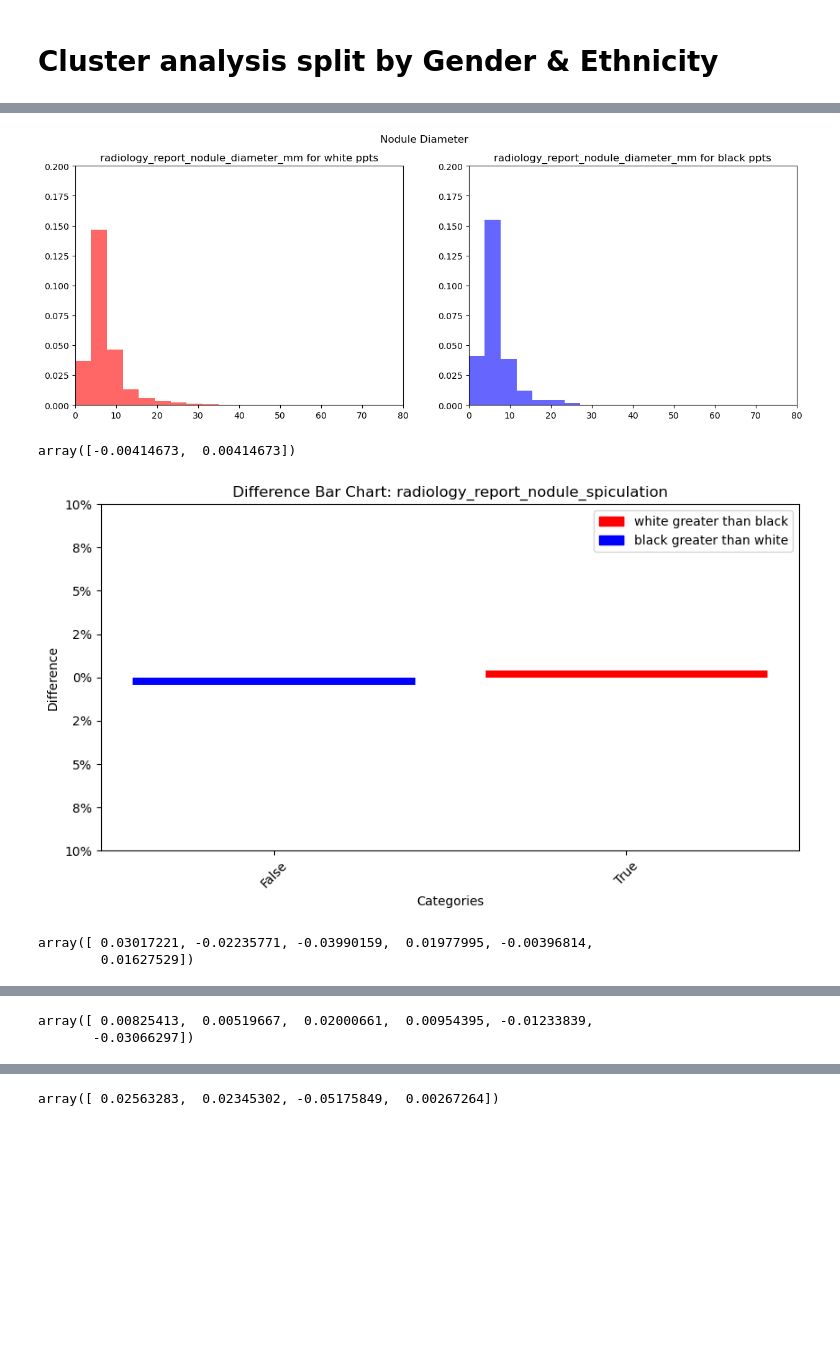
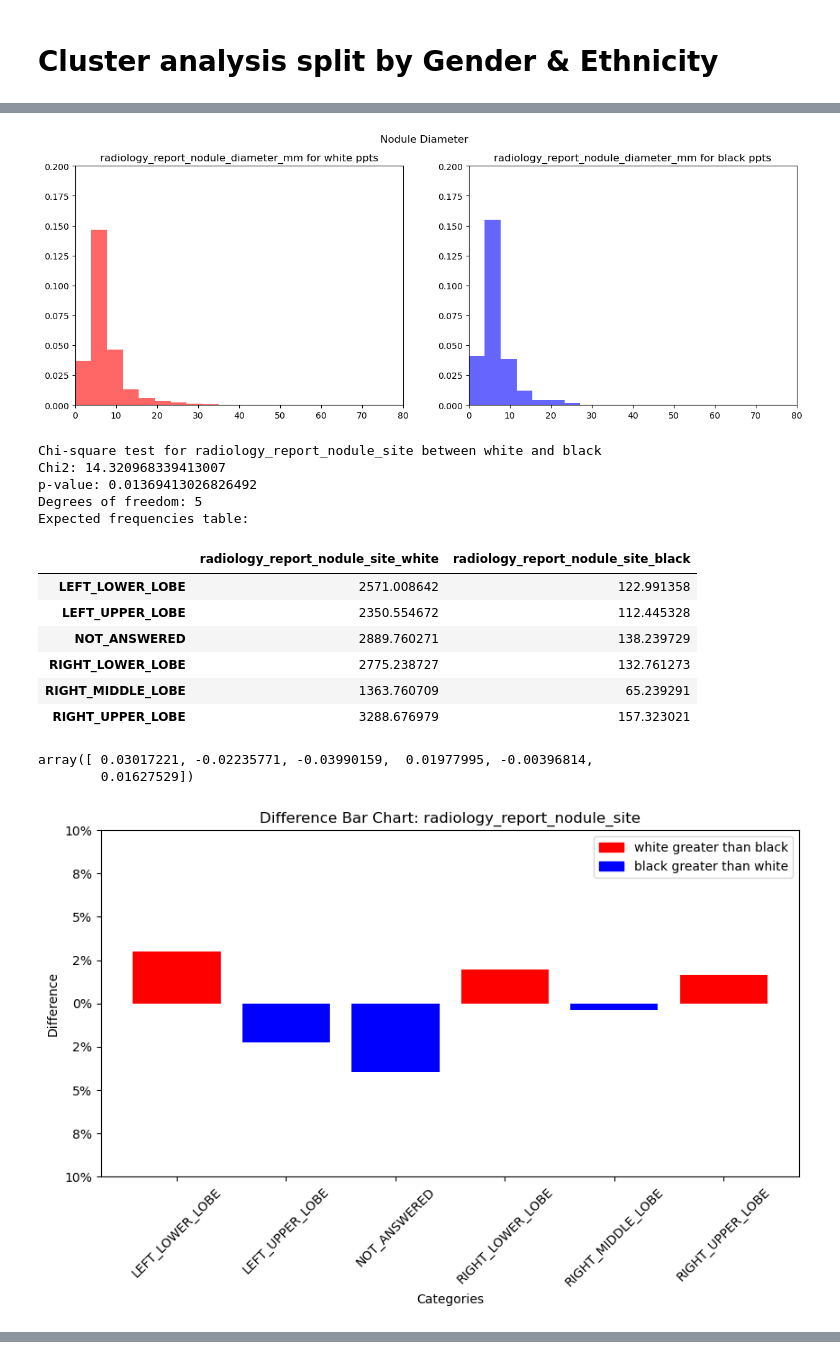
Before and after one commit to johnmccabe44/fairness-in-nodule-detection, a Jupyter notebook: notebooks/FairnessInNoduleDetectionAlgorithms/investigations.ipynb, the cells around one changed output, grey strips where cells are left out. Cells and saved outputs as stored; diff of their text form; code cells hidden in the pictures; blank space fills up the shorter version.

```diff
--- a/notebooks/FairnessInNoduleDetectionAlgorithms/investigations.ipynb
+++ b/notebooks/FairnessInNoduleDetectionAlgorithms/investigations.ipynb
@@ -205,12 +306,24 @@ array([-0.01795576,  0.00128724,  0.02088346, -0.00421495])
 # %%
 hist_comparison(data_white, 'white', data_black, 'black', master_bins, 'Nodule Diameter', 'radiology_report_nodule_diameter_mm')
 for key, value in categorical_dict.items():
+    _, _, _, _ = chi_square_test(data_white, 'white', data_black, 'black', key)
     differences_bar_chart(data_white, 'white', data_black, 'black', key, value)
 # %% [output]
 Histogram comparison for radiology_report_nodule_diameter_mm for Nodule Diameter
 Correlation between radiology_report_nodule_diameter_mm and nodule diameter for Nodule Diameter is 0.9976259383148143
 [figure]
-array([-0.00414673,  0.00414673])
+Chi-square test for radiology_report_nodule_site between white and black
+Chi2: 14.320968339413007
+p-value: 0.01369413026826492
+Degrees of freedom: 5
+Expected frequencies table:
+|  | radiology_report_nodule_site_white | radiology_report_nodule_site_black |
+| LEFT_LOWER_LOBE | 2571.008642 | 122.991358 |
+| LEFT_UPPER_LOBE | 2350.554672 | 112.445328 |
+| NOT_ANSWERED | 2889.760271 | 138.239729 |
+| RIGHT_LOWER_LOBE | 2775.238727 | 132.761273 |
+| RIGHT_MIDDLE_LOBE | 1363.760709 | 65.239291 |
+| RIGHT_UPPER_LOBE | 3288.676979 | 157.323021 |
+array([ 0.03017221, -0.02235771, -0.03990159,  0.01977995, -0.00396814,
+        0.01627529])
-[figure, old version]
+[figure, new version]
-array([ 0.03017221, -0.02235771, -0.03990159,  0.01977995, -0.00396814,
-        0.01627529])
@@ -218,2 +344,0 @@ array([ 0.03017221, -0.02235771, -0.03990159,  0.01977995, -0.00396814,
-array([ 0.00825413,  0.00519667,  0.02000661,  0.00954395, -0.01233839,
-       -0.03066297])
@@ -221 +356,0 @@ array([ 0.00825413,  0.00519667,  0.02000661,  0.00954395, -0.01233839,
-array([ 0.02563283,  0.02345302, -0.05175849,  0.00267264])
```
Also changed, not shown: parts of 6 cells of this notebook.
